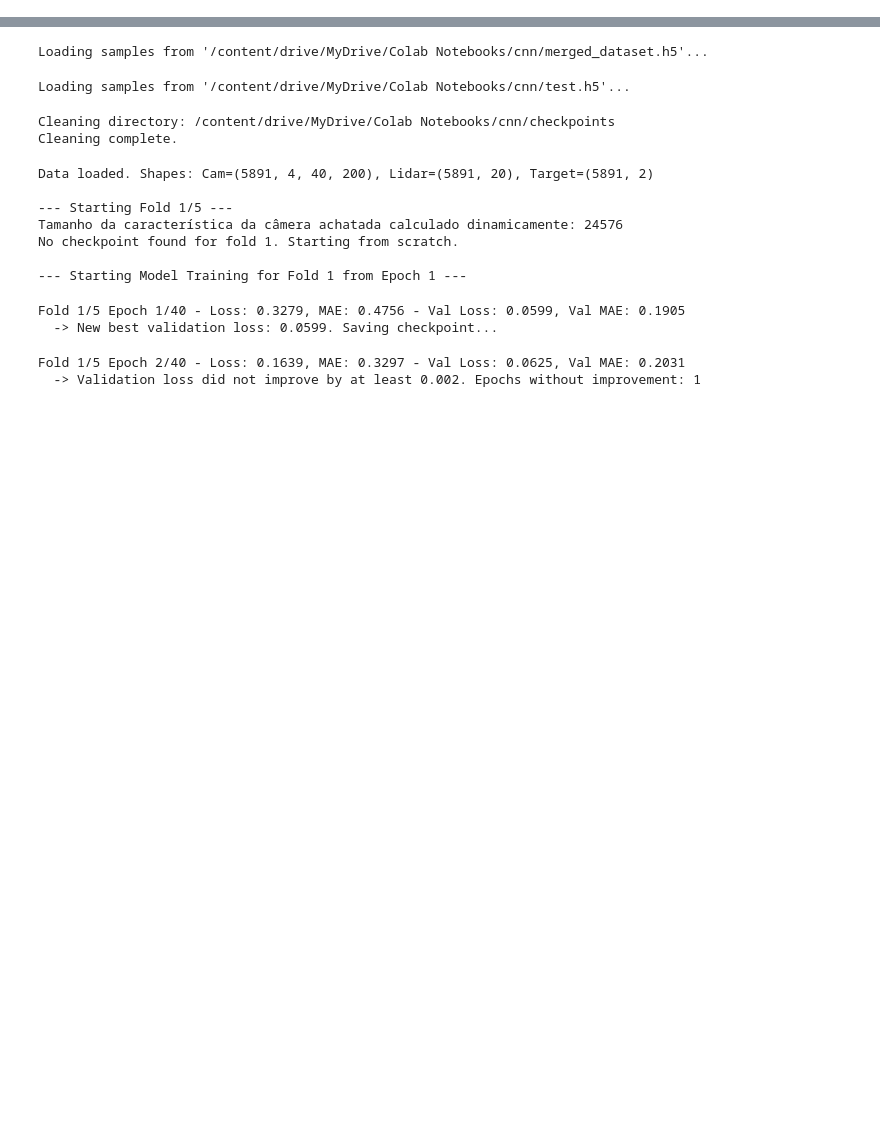
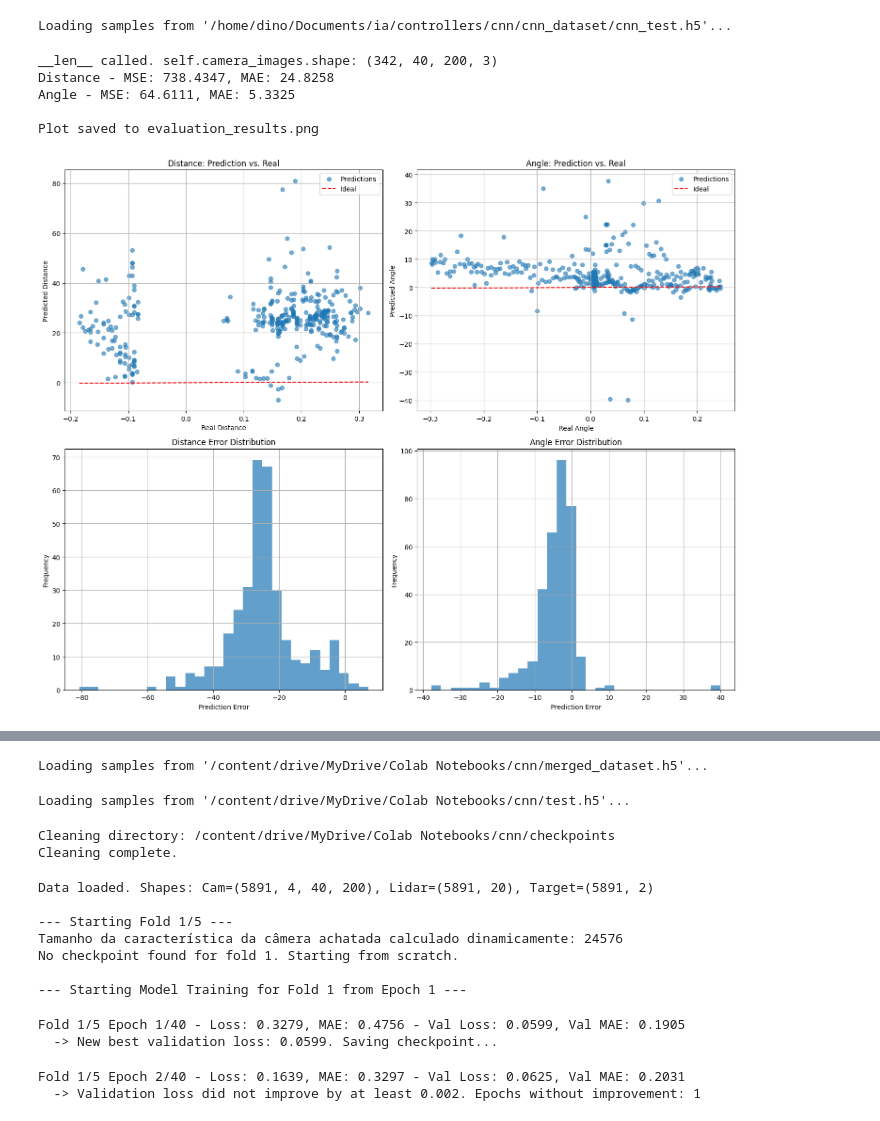
Before and after one commit to joaoBernardinoo/avoid-obstacle-collision, a Jupyter notebook: controllers/cnn/CNN.ipynb, the cells around one changed output, grey strips where cells are left out. Drawn from its saved outputs; the diff is of its cells as text; code cells hidden in the pictures; blank space fills up the shorter version.

```diff
--- a/controllers/cnn/CNN.ipynb
+++ b/controllers/cnn/CNN.ipynb
@@ -54,14 +57,14 @@ if 'google.colab' in sys.modules:
     print(f"Running in Google Colab. SCRIPT_DIR set to: {SCRIPT_DIR}, DATASET_PATH set to: {DATASET_PATH}, BATCH_SIZE set to: {BATCH_SIZE}")
 else:
     SCRIPT_DIR = Path.cwd()
-    DATASET_PATH = SCRIPT_DIR / 'cnn_dataset.h5'
+    DATASET_PATH = SCRIPT_DIR / 'cnn_dataset' / 'cnn_dataset.h5'
     BATCH_SIZE = 64
     print(f"Running in local environment (VS Code?). SCRIPT_DIR set to: {SCRIPT_DIR}, DATASET_PATH set to: {DATASET_PATH}, BATCH_SIZE set to: {BATCH_SIZE}")
 
 # Diretório para salvar os checkpoints
 CHECKPOINT_DIR = SCRIPT_DIR / 'checkpoints'
 PLOT_SAVE_PATH = SCRIPT_DIR / 'training_history.png'
-
+MODEL_PATH = SCRIPT_DIR / 'lvf.pth'
 # Cria o diretório de checkpoints se ele não existir
 CHECKPOINT_DIR.mkdir(exist_ok=True)
 
@@ -198,30 +99,22 @@ def load_data(path: Path, max_samples=None):
             raise ValueError
 
         print(f"Loading samples from '{path}'...")
-        X_cam = np.array(hf['camera_image'], dtype=np.float32)
+        X_cam = np.array(hf['camera_image'], dtype=np.float32)[:,:,:,:3]
         X_lidar = np.array(hf['lidar_data'], dtype=np.float32)
         dist = np.array(hf['dist'], dtype=np.float32)
         angle = np.array(hf['angle'], dtype=np.float32)
-        y = np.stack((dist, angle), axis=1)
 
         if max_samples:
             X_cam = X_cam[:max_samples]
             X_lidar = X_lidar[:max_samples]
-            y = y[:max_samples]
-
-    # Normaliza imagens
-    X_cam /= 255.0
-
 
     X_lidar[np.isinf(X_lidar)] = LIDAR_MAX_VAL
     X_lidar /= LIDAR_MAX_VAL
 
     # --- NORMALIZE TARGETS (y) ---_
-    y[:, 0] /= DIST_SCALE  # Normalize distance
-    y[:, 1] /= ANGLE_SCALE   # Normalize angle
-    y = np.clip(y, -1.0, 1.0)
+    dist /= DIST_SCALE
+    angle /= ANGLE_SCALE
+    dist.clip(-1, 1)
+    angle.clip(-1,1)
 
-    # Permuta os eixos da imagem para o formato do PyTorch (N, C, H, W)
-    X_cam = np.transpose(X_cam, (0, 3, 1, 2))
-
-    return (X_cam, X_lidar), y
+    return (X_cam, X_lidar), (dist,angle)
@@ -227,0 +185,19 @@ def load_data(path: Path, max_samples=None):
+# %%
+X_test, y_test = load_data(SCRIPT_DIR / "cnn_dataset"/ "cnn_test.h5")
+# %% [output]
+Loading samples from '/home/dino/Documents/ia/controllers/cnn/cnn_dataset/cnn_test.h5'...
+# %%
+transform = transforms.Compose([
+    transforms.ToTensor(),
+])
+test_dataset = RobotDataset(X_test, y_test, transform=transform)
+test_loader = DataLoader(test_dataset, batch_size=32)
+model = LidarVisionFusionNet().to(device)
+evaluate_model(model, test_loader)
+# %% [output]
+__len__ called. self.camera_images.shape: (342, 40, 200, 3)
+Distance - MSE: 738.4347, MAE: 24.8258
+Angle - MSE: 64.6111, MAE: 5.3325
+
+Plot saved to evaluation_results.png
+[figure, added]
```
Also changed, not shown: parts of 12 cells of this notebook, 34 other files.
